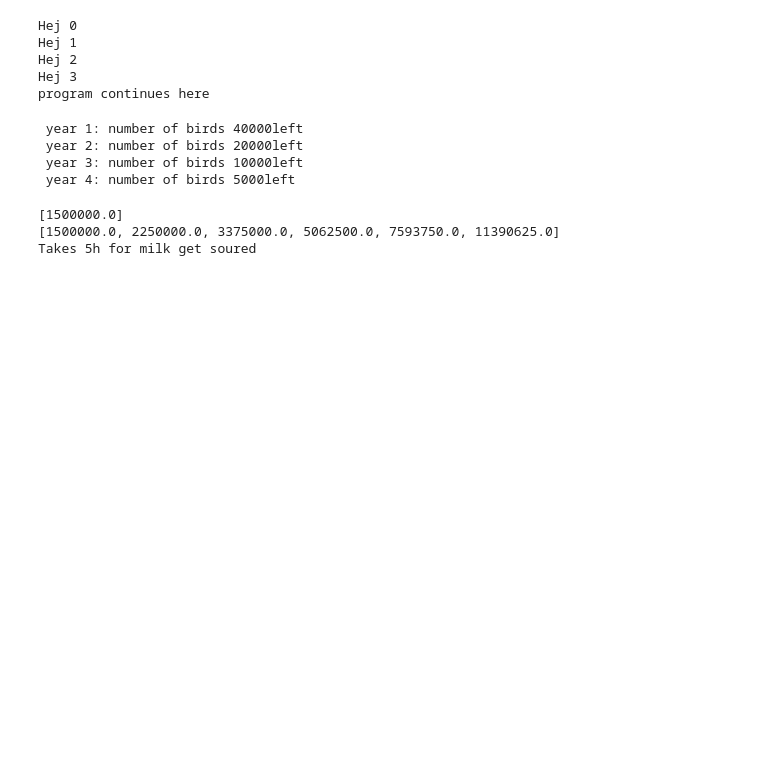
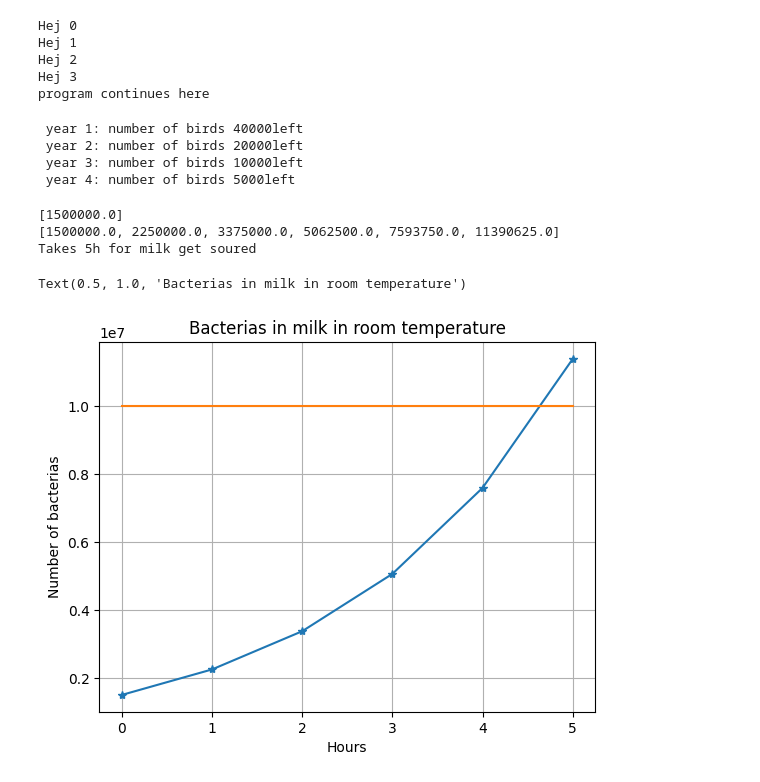
Before and after one commit to VineelaNedunuri/Python-vineela-nedunuri, a Jupyter notebook: code-alongs/L1-if-statements.ipynb, the cells around one changed output. Cells and saved outputs as stored; diff of their text form; code cells hidden in the pictures; blank space fills up the shorter version.

```diff
--- a/code-alongs/L1-if-statements.ipynb
+++ b/code-alongs/L1-if-statements.ipynb
@@ -150,20 +150,32 @@ while birds >= limit:
  year 3: number of birds 10000left
  year 4: number of birds 5000left
 # %%
+import matplotlib.pyplot as plt
+
 # milk
 bacterias = 1.5e6 # 1.5 * 10^6
 factor = 1.5
 hours = 0
 sour = 1e7 # 10^7
 bacterias_list = [bacterias]
 print(bacterias_list)
 while bacterias < sour:
     bacterias *= factor # bacterias = bacterias * factor
     hours += 1
-    bacterias_list.append(bacterias)
+    bacterias_list.append(bacterias) # add elements in the list
 print(bacterias_list)
 print(f"Takes {hours}h for milk get soured ")
+# create the range objects with numbers: 0,1,2....,hours
+hours_list = range(0, hours+1)
+plt.plot(hours_list, bacterias_list, '*-')
+plt.plot(hours_list, [sour]*(hours+1))
+plt.grid()
+plt.xlabel("Hours")
+plt.ylabel("Number of bacterias")
+plt.title("Bacterias in milk in room temperature")
 # %% [output]
 [1500000.0]
 [1500000.0, 2250000.0, 3375000.0, 5062500.0, 7593750.0, 11390625.0]
 Takes 5h for milk get soured
+Text(0.5, 1.0, 'Bacterias in milk in room temperature')
+[figure, added]
```
